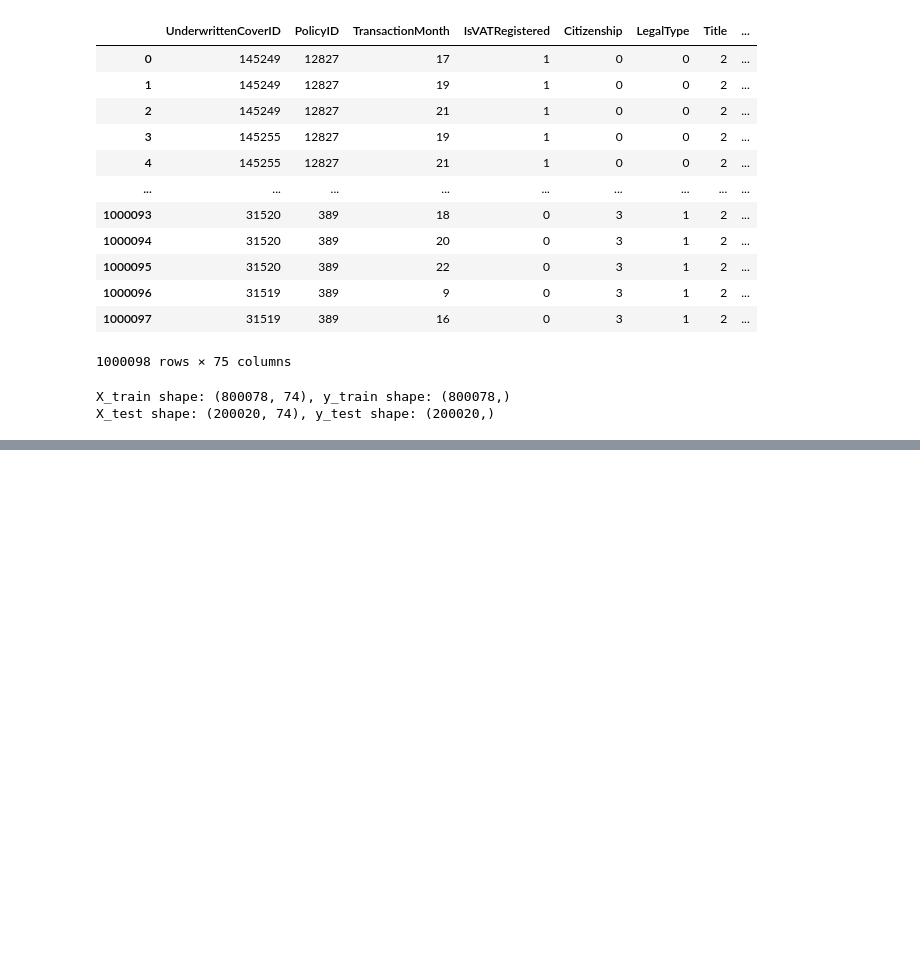
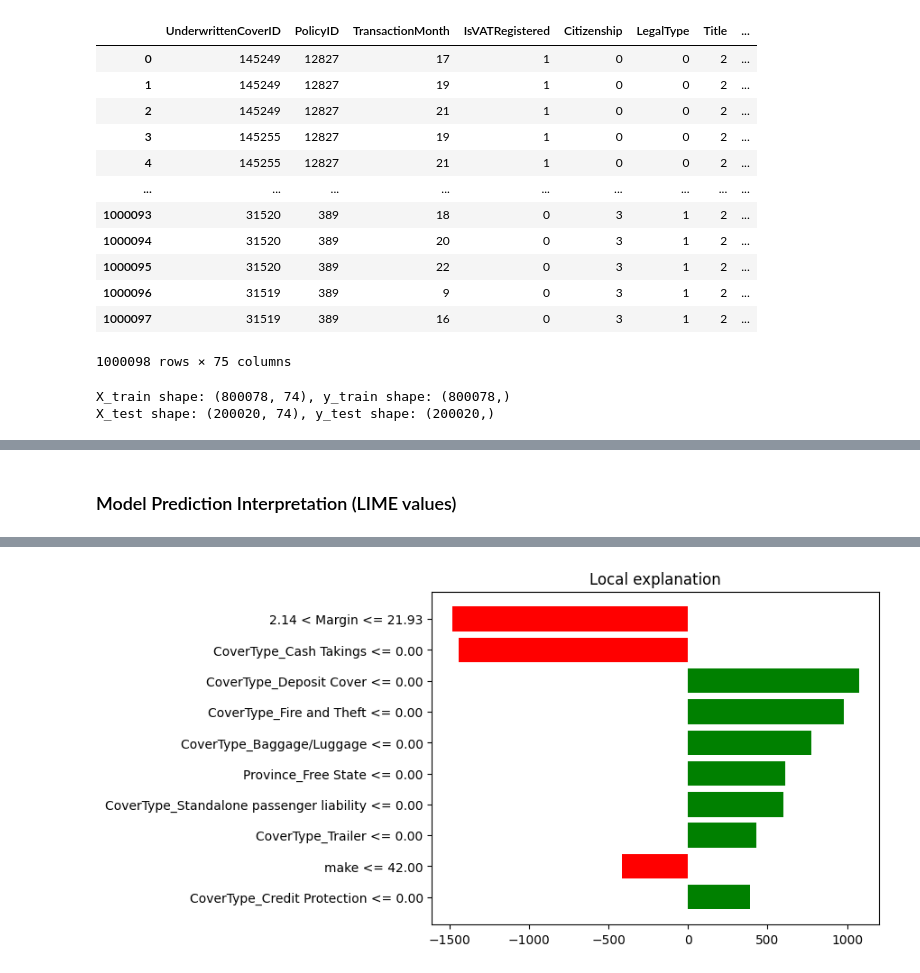
Before and after one commit to Melak12/week-3-insurance-risk-analytics, a Jupyter notebook: notebooks/predictive_model.ipynb, the cells around one changed output, grey strips where cells are left out. Saved outputs shown, nothing was run; the diff lists cells and outputs as text; code cells hidden in the pictures; blank space fills up the shorter version.

```diff
--- a/notebooks/predictive_model.ipynb
+++ b/notebooks/predictive_model.ipynb
@@ -74,5 +93,0 @@ Linear Regression: {'RMSE': np.float64(1.0610374569952568e-10), 'R2': 1.0}
-# %%
-# build the model using random forest regression
-rf = prediction.fit_random_forest(X_train, y_train)
-rf_eval = prediction.evaluate_model(rf, X_test, y_test, task='regression')
-print('Random Forest:', rf_eval)
@@ -85,0 +130,7 @@ print('XGBoost:', xgb_eval)
+# %% [markdown]
+### Model Prediction Interpretation (LIME values)
+# %%
+# Model Prediction Interpretation (LIME values)
+# for linear regression
+prediction.interpret_with_lime(lr, X_test, mode='regression', feature_names=X_test.columns, sample_idx=0)
+# %% [output]
@@ -85,0 +138 @@ print('XGBoost:', xgb_eval)
+[figure, added]
```
Also changed, not shown: parts of 6 cells of this notebook, 2 other files.
